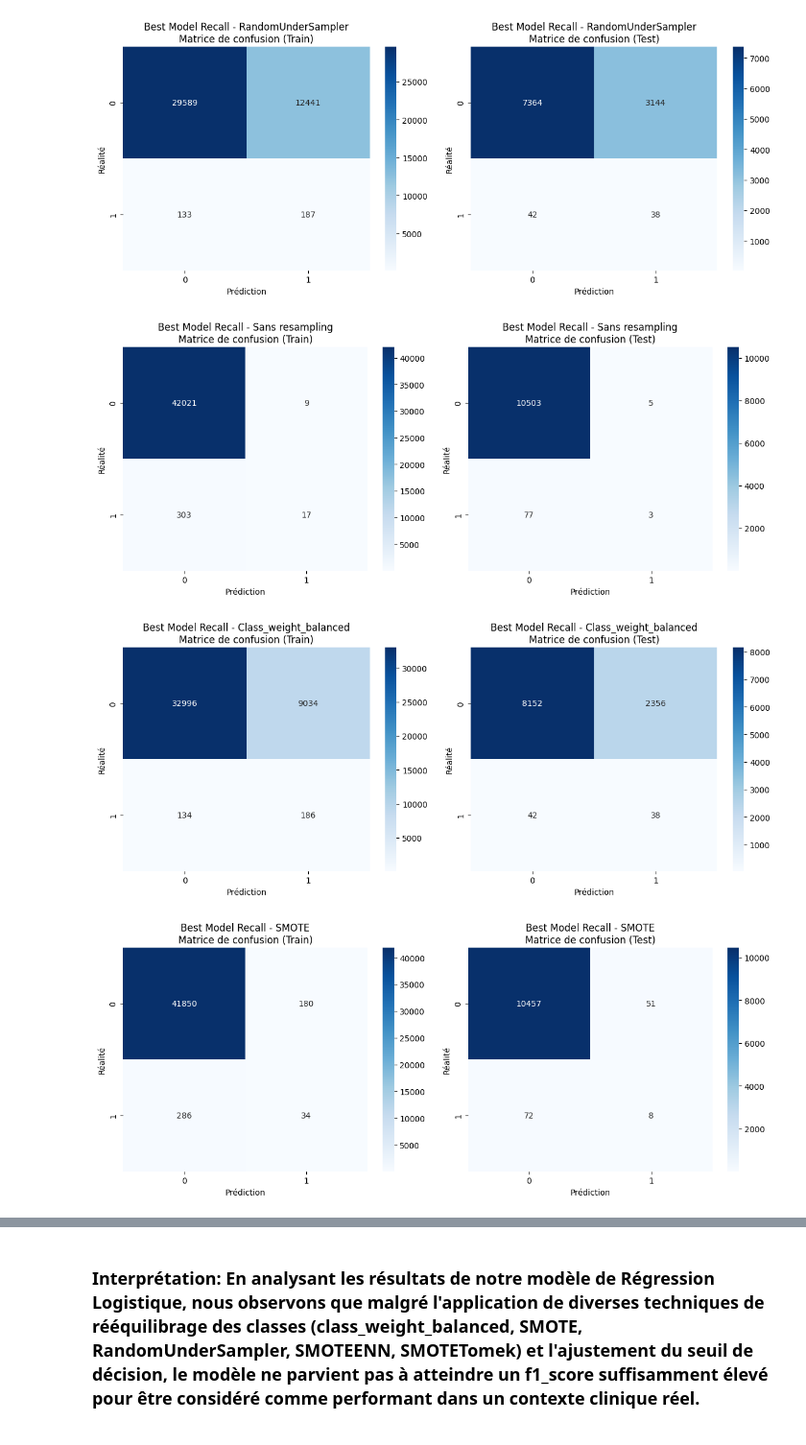
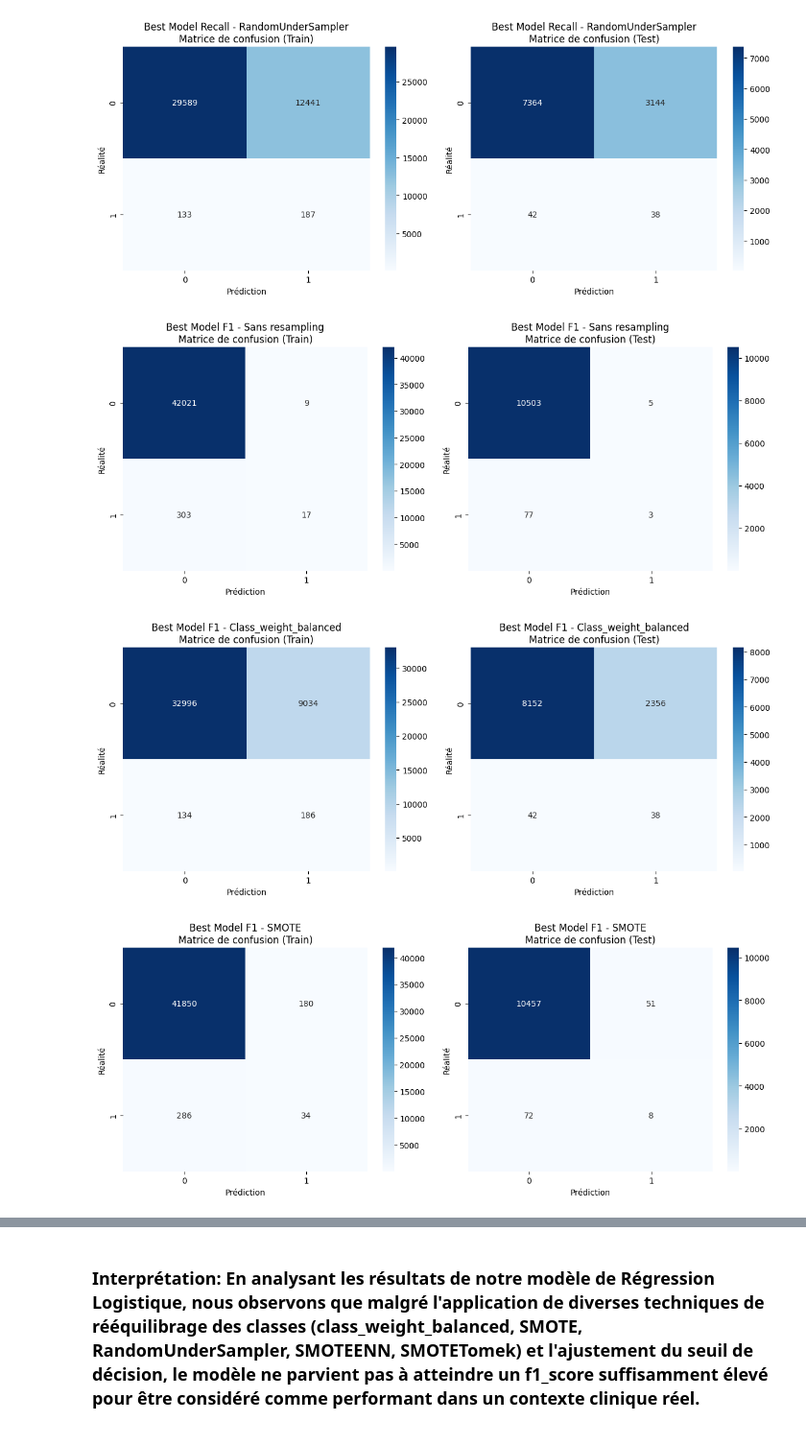
Before and after one commit to thibautmodrin/Jedha_Full_Stack_HPP_Prediction, a Jupyter notebook: 01_Notebooks/03_Model_LogReg.ipynb, the cells around one changed output, grey strips where cells are left out. Shown at 96% size. Drawn from its saved outputs; the diff is of its cells as text; code cells hidden in the pictures.

```diff
--- a/01_Notebooks/03_Model_LogReg.ipynb
+++ b/01_Notebooks/03_Model_LogReg.ipynb
@@ -1168,8 +1168,8 @@ Best_model_recall=evaluate_model(Best_estimator, X_train,X_test,y_train,y_test,e
 # %%
 modeles_optimises=[]
 for name in resultats_grid_recall.keys():
-    modeles_optimises.append(evaluate_model(resultats_grid_f1[name]['meilleur_estimateur'], X_train,X_test,y_train,y_test,experiment_name="Optimisation Recall",run_name=f"Best Model Recall - {name}",use_mlflow=False,display_plots=False))
+    modeles_optimises.append(evaluate_model(resultats_grid_f1[name]['meilleur_estimateur'], X_train,X_test,y_train,y_test,experiment_name="Optimisation F1",run_name=f"Best Model F1 - {name}",use_mlflow=False,display_plots=False))
 # %% [output]
-[figure, old version]
+[figure, new version]
-[figure, old version]
+[figure, new version]
-[figure, old version]
+[figure, new version]
```
Also changed, not shown: parts of 2 cells of this notebook.
